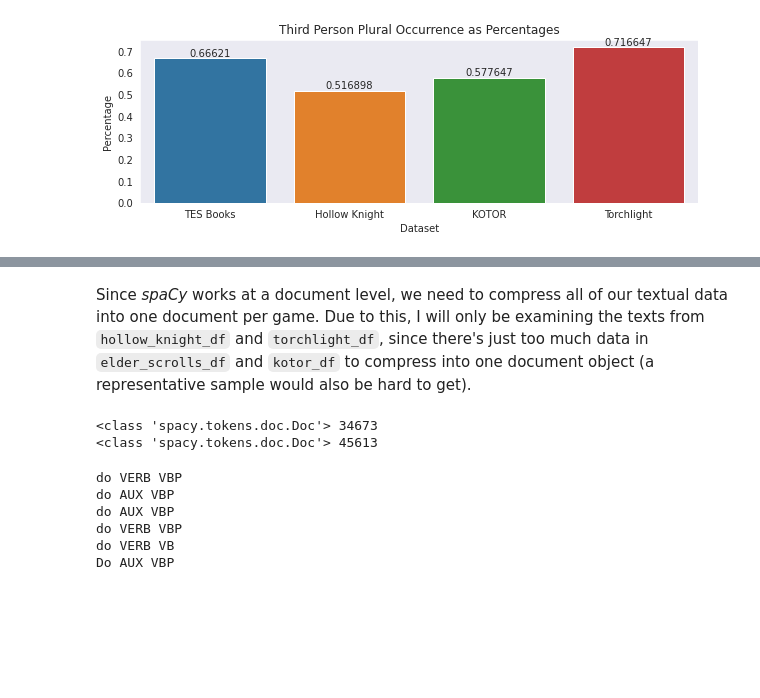
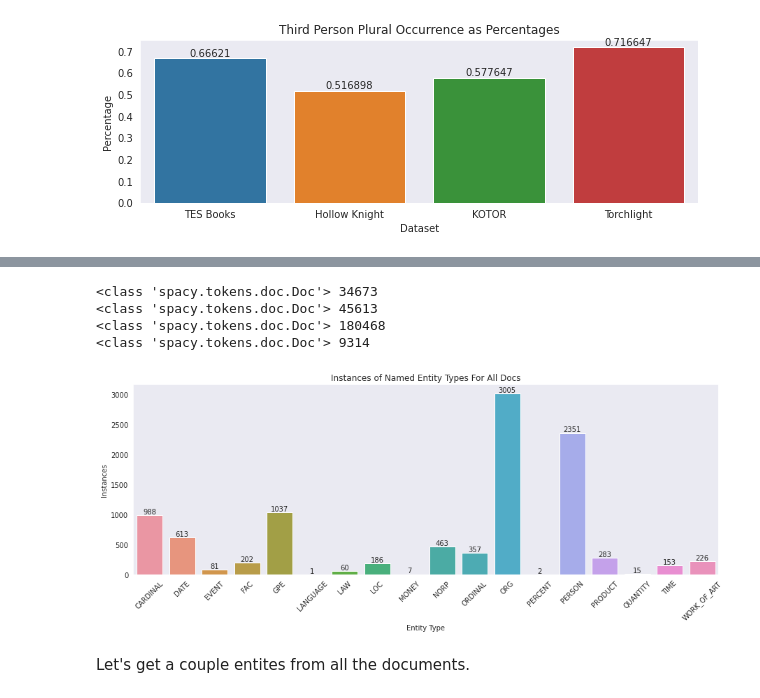
Before and after one commit to Data-Science-for-Linguists-2022/Pragmatics-In-Video-Games, a Jupyter notebook: notebooks/analysis.ipynb, the cells around one changed output, grey strips where cells are left out. Saved outputs shown, nothing was run; the diff lists cells and outputs as text; code cells hidden in the pictures; blank space fills up the shorter version.

Commit message:
Changed focus from pro-forms to named entities and hapaxes

```diff
--- a/notebooks/analysis.ipynb
+++ b/notebooks/analysis.ipynb
@@ -238,10 +238,9 @@ plt.show()
 # %%
 # Load the standard en_core_web small package pipeline (larger would be overkill for the task at hand)
 nlp = spacy.load("en_core_web_sm")
-# %% [markdown]
-Since _spaCy_ works at a document level, we need to compress all of our textual data into one document per game. Due to this, I will only be examining the texts from `hollow_knight_df` and `torchlight_df`, since there's just too much data in `elder_scrolls_df` and `kotor_df` to compress into one document object (a representative sample would also be hard to get).
 # %%
 # Create a stream dump of all the text from hollow_knight_df and torchlight_df, save them to two files in my private sub-directory
+# Create random sample .txts from elder_scrolls_df and kotor_df, 1000000 is the max amount of tokens
 # MADE FALSE TO PREVENT ACCIDENTAL FILE CREATION
 if False:
     with open('../private/text_dumps/hollow_knight.txt', 'w') as src:
@@ -251,8 +250,17 @@ if False:
     with open('../private/text_dumps/torchlight.txt', 'w') as src:
         for text in torchlight_df['text']:
             src.write(text)
+
+    with open('../private/text_dumps/elder_scrolls_samp.txt', 'w') as src:
+        for text in elder_scrolls_df['text'].sample(500):
+            src.write(text)
+
+    with open('../private/text_dumps/kotor_samp.txt', 'w') as src:
+        for text in kotor_df['text'].sample(500):
+            src.write(text)
 # %%
-# Create two document objects from the texts
+# Create document objects from the texts
+# MEMORY INTENSIVE!!!
 with open('../private/text_dumps/torchlight.txt', 'r') as src:
     torchlight_doc = nlp(src.read(-1))
 print(type(torchlight_doc), len(torchlight_doc))
@@ -260,6 +268,19 @@ print(type(torchlight_doc), len(torchlight_doc))
 with open('../private/text_dumps/hollow_knight.txt', 'r') as src:
     hollow_knight_doc = nlp(src.read(-1))
 print(type(hollow_knight_doc), len(hollow_knight_doc))
+
+with open('../private/text_dumps/elder_scrolls_samp.txt', 'r') as src:
+    elder_scrolls_doc = nlp(src.read(-1))
+print(type(elder_scrolls_doc), len(elder_scrolls_doc))
+
+with open('../private/text_dumps/kotor_samp.txt', 'r') as src:
+    kotor_doc = nlp(src.read(-1))
+print(type(kotor_doc), len(kotor_doc))
+
+# A list of the docs, structured like the datasets list
+docs = [elder_scrolls_doc, hollow_knight_doc, kotor_doc, torchlight_doc]
 # %% [output]
 <class 'spacy.tokens.doc.Doc'> 34673
 <class 'spacy.tokens.doc.Doc'> 45613
+<class 'spacy.tokens.doc.Doc'> 180468
+<class 'spacy.tokens.doc.Doc'> 9314
@@ -275,12 +287,14 @@ matcher.add("Pro-verbs", [pattern])
-# %%
-doc = nlp("Yes I do! I do not have it. I do know where it is, I do! Let me do this for you. Do you know the muffin man?")
-for token in doc:
-    if token.lemma_ == 'do':
-        print(token.text, token.pos_, token.tag_)
-# %% [output]
-do VERB VBP
-do AUX VBP
-do AUX VBP
-do VERB VBP
-do VERB VB
-Do AUX VBP
+# %%
+# Let's create a dictionary to keep track of the named-entity types we see
+entities = {label: 0 for label in nlp.get_pipe('ner').labels}
+
+for doc in docs:
+    for ent in doc.ents:
+        entities[ent.label_] += 1
+
+plt.figure(figsize=(15,5))
+barplot(x=list(entities.keys()), y=list(entities.values()), title="Instances of Named Entity Types For All Docs", xlabel="Entity Type", ylabel="Instances", xtickrot=45)
+# %% [output]
+[figure, added]
+# %% [markdown]
+Let's get a couple entites from all the documents.
```
Also changed, not shown: parts of 3 cells of this notebook.
